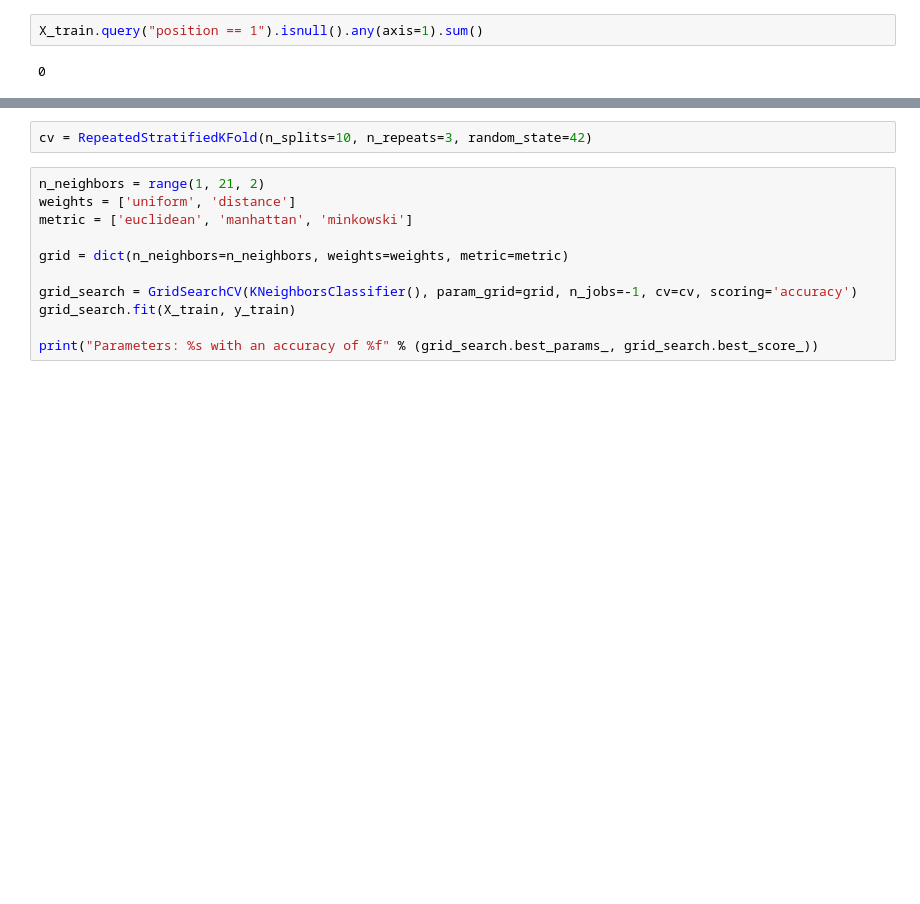
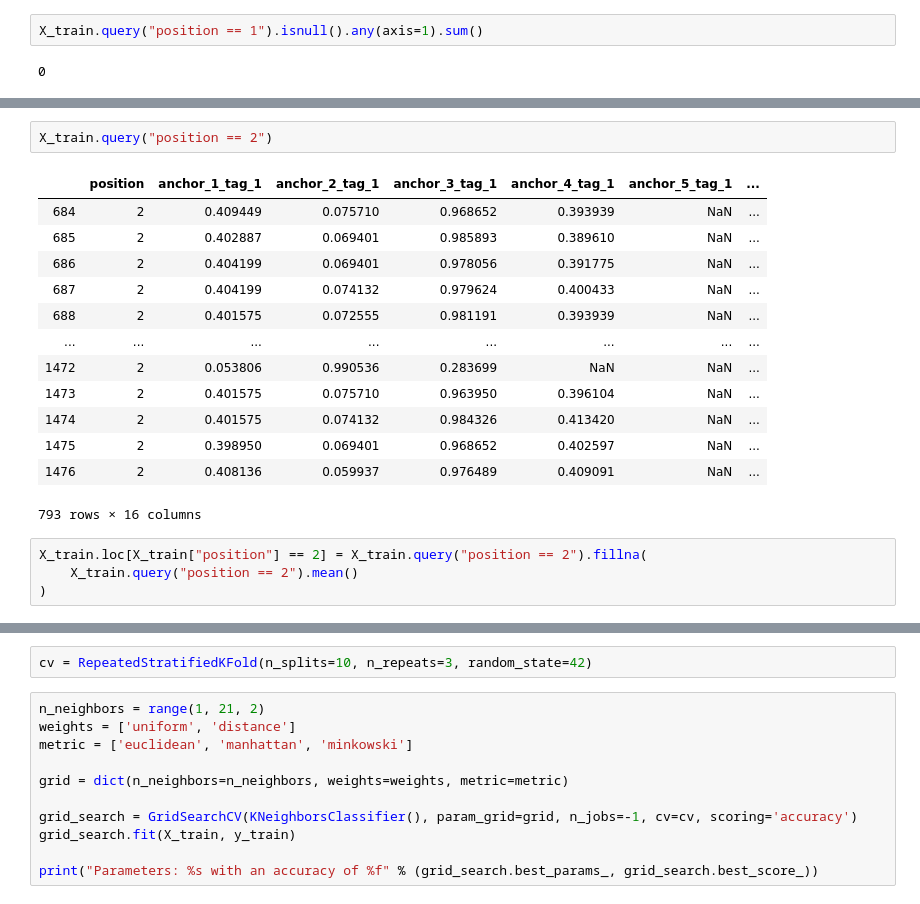
Before and after one commit to shariqak14/indoor_localization, a Jupyter notebook: indoor_localization.ipynb, the cells around one changed output, grey strips where cells are left out. Cells and saved outputs as stored; diff of their text form; blank space fills up the shorter version.

```diff
--- a/indoor_localization.ipynb
+++ b/indoor_localization.ipynb
@@ -214,0 +234,20 @@ X_train.query("position == 1").isnull().any(axis=1).sum()
+# %%
+X_train.query("position == 2")
+# %% [output]
+|  | position | anchor_1_tag_1 | anchor_2_tag_1 | anchor_3_tag_1 | anchor_4_tag_1 | anchor_5_tag_1 | ... |
+| 684 | 2 | 0.409449 | 0.075710 | 0.968652 | 0.393939 | NaN | ... |
+| 685 | 2 | 0.402887 | 0.069401 | 0.985893 | 0.389610 | NaN | ... |
+| 686 | 2 | 0.404199 | 0.069401 | 0.978056 | 0.391775 | NaN | ... |
+| 687 | 2 | 0.404199 | 0.074132 | 0.979624 | 0.400433 | NaN | ... |
+| 688 | 2 | 0.401575 | 0.072555 | 0.981191 | 0.393939 | NaN | ... |
+| ... | ... | ... | ... | ... | ... | ... | ... |
+| 1472 | 2 | 0.053806 | 0.990536 | 0.283699 | NaN | NaN | ... |
+| 1473 | 2 | 0.401575 | 0.075710 | 0.963950 | 0.396104 | NaN | ... |
+| 1474 | 2 | 0.401575 | 0.074132 | 0.984326 | 0.413420 | NaN | ... |
+| 1475 | 2 | 0.398950 | 0.069401 | 0.968652 | 0.402597 | NaN | ... |
+| 1476 | 2 | 0.408136 | 0.059937 | 0.976489 | 0.409091 | NaN | ... |
+793 rows × 16 columns
+# %%
+X_train.loc[X_train["position"] == 2] = X_train.query("position == 2").fillna(
+    X_train.query("position == 2").mean()
+)
```
Also changed, not shown: parts of 19 cells of this notebook.
